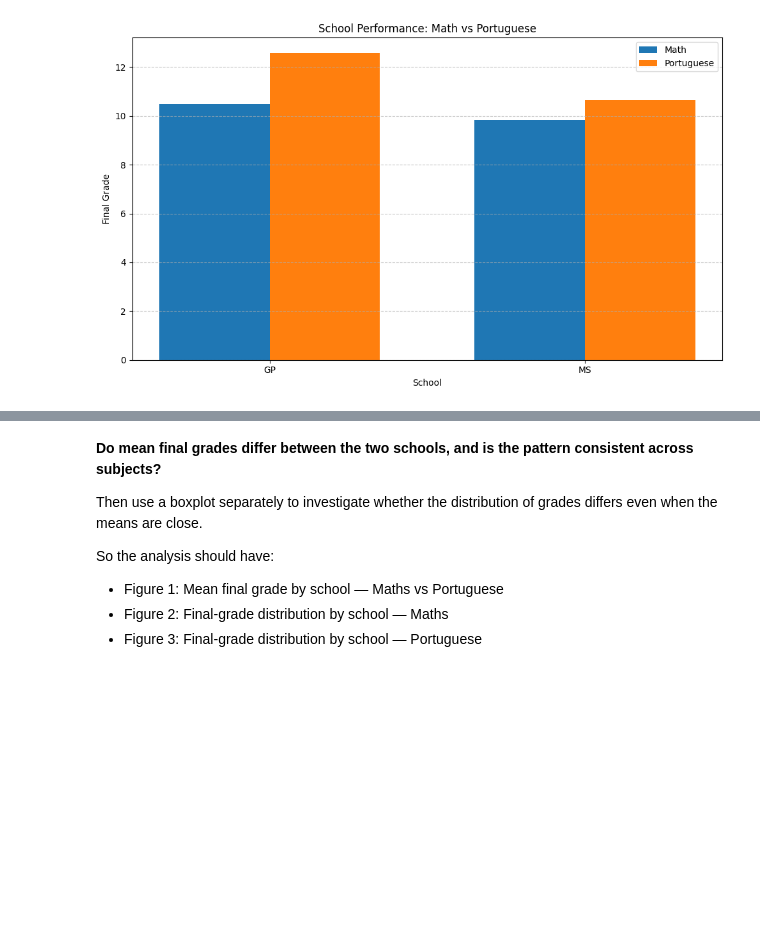
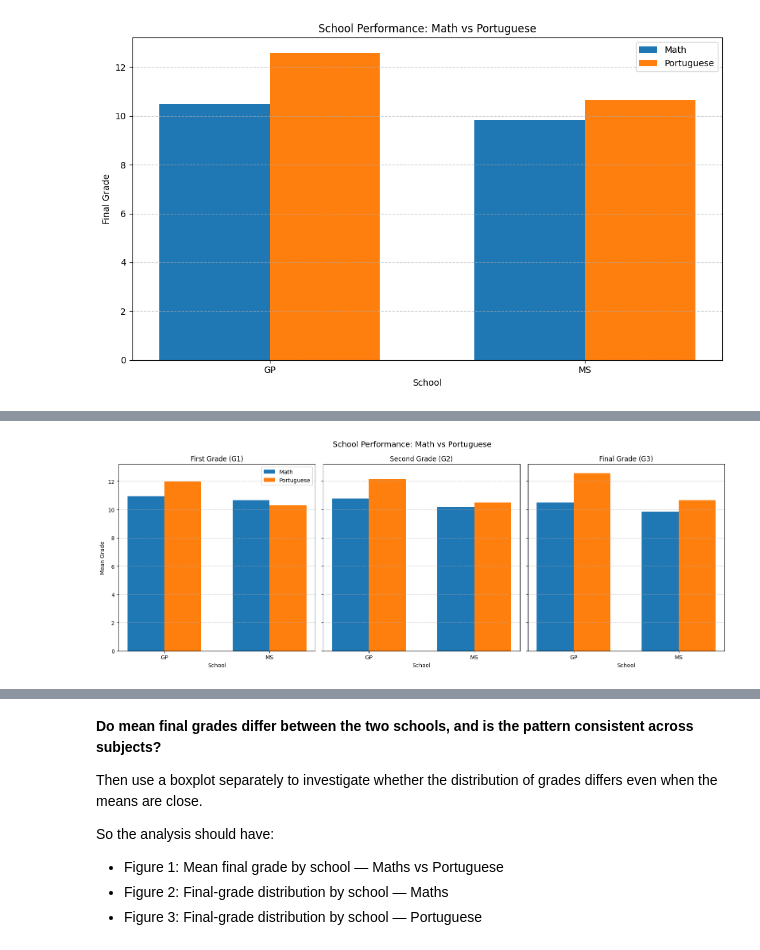
Before and after one commit to tingly-amua/Student-Performance-Analysis, a Jupyter notebook: EDA.ipynb, the cells around one changed output, grey strips where cells are left out. Saved outputs shown, nothing was run; the diff lists cells and outputs as text; code cells hidden in the pictures; blank space fills up the shorter version.

Commit message:
plot subplots for school performance

```diff
--- a/EDA.ipynb
+++ b/EDA.ipynb
@@ -873,0 +874,86 @@ plt.show()
+# %%
+# School performance comparison: G1, G2 and G3
+# Math vs Portuguese
+
+# Calculate mean grades by school
+math_g1 = math_df.groupby('school')['first_grade'].mean()
+port_g1 = port_df.groupby('school')['first_grade'].mean()
+
+math_g2 = math_df.groupby('school')['second_grade'].mean()
+port_g2 = port_df.groupby('school')['second_grade'].mean()
+
+math_g3 = math_df.groupby('school')['final_grade'].mean()
+port_g3 = port_df.groupby('school')['final_grade'].mean()
+
+# Ensure both datasets have the same school order
+schools = sorted(set(math_df['school']) | set(port_df['school']))
+
+# Create 1 row × 3 columns
+fig, axes = plt.subplots(1, 3, figsize=(16, 6), sharey=True)
+
+# X positions
+x = np.arange(len(schools))
+width = 0.35
+
+# --------------------
+# First Grade (G1)
+# --------------------
+
+math_values = [math_g1.get(s, 0) for s in schools]
+port_values = [port_g1.get(s, 0) for s in schools]
+
+axes[0].bar(x - width/2, math_values, width, label='Math')
+axes[0].bar(x + width/2, port_values, width, label='Portuguese')
+
+axes[0].set_title('First Grade (G1)')
+axes[0].set_xlabel('School')
+axes[0].set_xticks(x)
+axes[0].set_xticklabels(schools)
+axes[0].set_ylabel('Mean Grade')
+axes[0].grid(axis='y', linestyle='--', alpha=0.7)
+
+
+# --------------------
+# Second Grade (G2)
+# --------------------
+
+math_values = [math_g2.get(s, 0) for s in schools]
+port_values = [port_g2.get(s, 0) for s in schools]
+
+axes[1].bar(x - width/2, math_values, width, label='Math')
+axes[1].bar(x + width/2, port_values, width, label='Portuguese')
+
+axes[1].set_title('Second Grade (G2)')
+axes[1].set_xlabel('School')
+axes[1].set_xticks(x)
+axes[1].set_xticklabels(schools)
+axes[1].grid(axis='y', linestyle='--', alpha=0.7)
+
+
+# --------------------
+# Final Grade (G3)
+# --------------------
+
+math_values = [math_g3.get(s, 0) for s in schools]
+port_values = [port_g3.get(s, 0) for s in schools]
+
+axes[2].bar(x - width/2, math_values, width, label='Math')
+axes[2].bar(x + width/2, port_values, width, label='Portuguese')
+
+axes[2].set_title('Final Grade (G3)')
+axes[2].set_xlabel('School')
+axes[2].set_xticks(x)
+axes[2].set_xticklabels(schools)
+axes[2].grid(axis='y', linestyle='--', alpha=0.7)
+
+
+# Overall title
+fig.suptitle('School Performance: Math vs Portuguese', fontsize=14)
+
+# One shared legend
+axes[0].legend()
+
+plt.tight_layout()
+plt.show()
+# %% [output]
+[figure, added]
```
Also changed, not shown: parts of 10 cells of this notebook.
